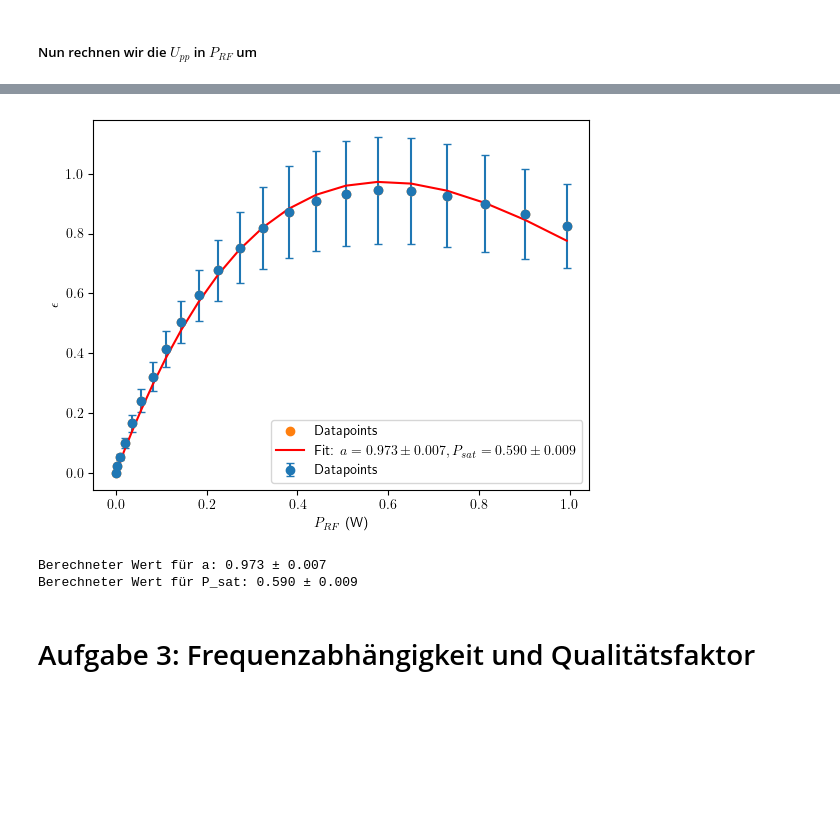
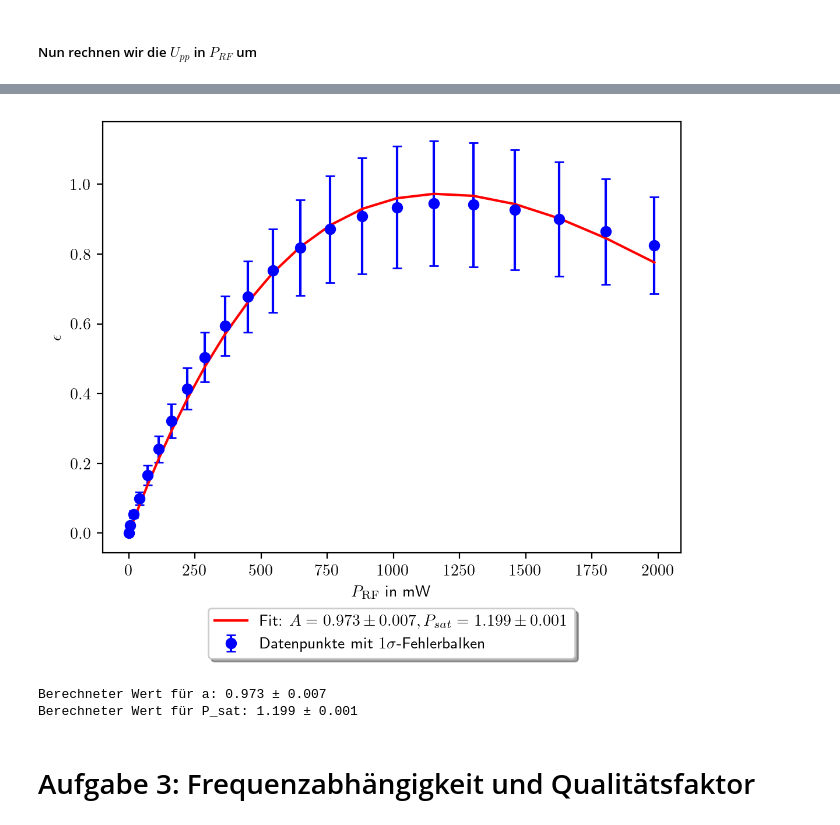
Before and after one commit to AignerZar/FP_SS25, a Jupyter notebook: Exp-C/Versuch_C.ipynb, the cells around one changed output, grey strips where cells are left out. Drawn from its saved outputs; the diff is of its cells as text; code cells hidden in the pictures; blank space fills up the shorter version.

```diff
--- a/Exp-C/Versuch_C.ipynb
+++ b/Exp-C/Versuch_C.ipynb
@@ -91,20 +91,20 @@ mW_fit = fit_function(mVpp_fit, *params)
 
 # text im plot ausgeben
 #fit_text = f'$a = {params[0] * 1e6:.4f} \\cdot 10^{{-6}} \\; \\frac{{mW}}{{mVpp^2}}$'
-fit_text = f'$a = ({params[0] * 1e6:.4f} \\pm {a_uncertainty * 1e6:.4f}) \\cdot 10^{{-6}} \\; \\frac{{mW}}{{mVpp^2}}$'
+fit_text = f'$a = ({params[0] * 1e6:.3f} \\pm {a_uncertainty * 1e6:.3f}) \\cdot 10^{{-6}} \\; \\frac{{\\mathrm{{mW}}}}{{\\mathrm{{mVpp}}^2}}$'
 
 # erstellen eines plots
-plt.figure(figsize=(8, 6))
-plt.plot(mVpp, mW, 'o', label='Datapoints')
-plt.plot(mVpp_fit, mW_fit, '-', label='$f(x) = a \\cdot x^2$')
-plt.xlabel('$U_{pp}$ (mVpp)')
-plt.ylabel('$P_{RF}$ (mW)')
-plt.text(200, 1.5, fit_text, fontsize=12, ha='center', va='center')
+plt.figure(dpi=200)
+plt.plot(mVpp, mW, 'o', label=r'Datenpunkte lt. Hersteller', color='blue')
+plt.plot(mVpp_fit, mW_fit, '-', label=r'Fit: $f(x) = ax^2$', color='red')
+plt.xlabel(r'mVpp')
+plt.ylabel(r'$P_\mathrm{FNKG}$ in mW')
+#plt.text(300, 1.5, fit_text, fontsize=14, ha='center', va='center')
 #plt.title('mVpp vs. mW Plot')
 plt.legend()
 plt.grid(False)
 plt.show()
 
-a = params[0]
+a = 2000 * params[0]
 print(a)
 # %% [output]
@@ -169,34 +178,35 @@ print(P_RF)
 # %%
 #def fit function
 def fit_epsilon(P_RF, a, P_sat):
-    return a * np.sin(np.pi / 2 * np.sqrt(P_RF / P_sat))**2
+    return a * np.sin((np.pi / 2) * np.sqrt(P_RF / P_sat))**2
 
 # Curve fitting mit der Funktion fit_function
 params, covariance = curve_fit(fit_epsilon, P_RF, epsilon, p0=[0.915, 1.21])
 
 
 a_fit, P_sat_fit = params
 errors = np.sqrt(np.diag(covariance))
 
 a_err, P_sat_err = errors
 
 #erstellen eines plots
-#plt.figure(figsize=(8, 6))
-plt.errorbar(P_RF, epsilon, yerr=error_epsilon, fmt='o', label='Datapoints', capsize=3)
-plt.plot(P_RF, epsilon, 'o', label='Datapoints')
-plt.plot(P_RF, fit_epsilon(P_RF, *params), label=f'Fit: $a = {a_fit:.3f} \pm {a_err:.3f}, P_{{sat}} = {P_sat_fit:.3f} \pm {P_sat_err:.3f}$', color='red')
-plt.xlabel('$P_{RF}$ (W)')
-plt.ylabel('$\epsilon$')
-plt.legend()
+plt.figure(dpi=200)
+plt.errorbar(P_RF, epsilon, yerr=error_epsilon, fmt='o', label=r'Datenpunkte mit $1\sigma$-Fehlerbalken', capsize=3, color='blue')
+#plt.plot(P_RF, epsilon, 'o', label='Datenpunkte')
+plt.plot(P_RF, fit_epsilon(P_RF, *params), label=f'Fit:  $A = {a_fit:.3f} \pm {a_err:.3f}, P_{{sat}} = {P_sat_fit:.3f} \pm {P_sat_err:.3f}$', color='red')
+plt.xlabel(r'$P_{\mathrm{RF}}$ in mW')
+plt.ylabel(r'$\epsilon$')
+plt.legend(loc='upper center', bbox_to_anchor=(0.5, -0.11), fancybox=True, shadow=True)
+
 plt.grid(False)
 plt.show()
 
 print(f'Berechneter Wert für a: {a_fit:.3f} ± {a_err:.3f}')
 print(f'Berechneter Wert für P_sat: {P_sat_fit:.3f} ± {P_sat_err:.3f}')
 # %% [output]
-[figure, old version]
+[figure, new version]
 Berechneter Wert für a: 0.973 ± 0.007
-Berechneter Wert für P_sat: 0.590 ± 0.009
+Berechneter Wert für P_sat: 1.199 ± 0.001
 # %% [markdown]
 # Aufgabe 3: Frequenzabhängigkeit und Qualitätsfaktor
 # %% [markdown]
```
Also changed, not shown: parts of 11 cells of this notebook.
